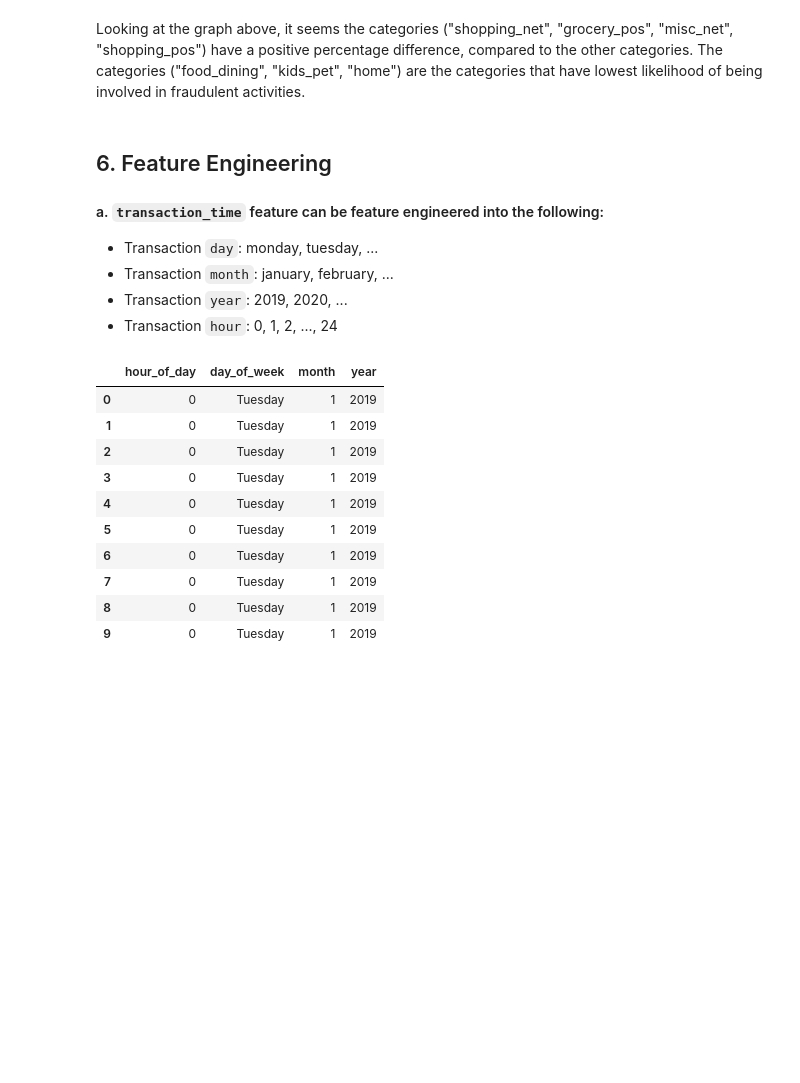
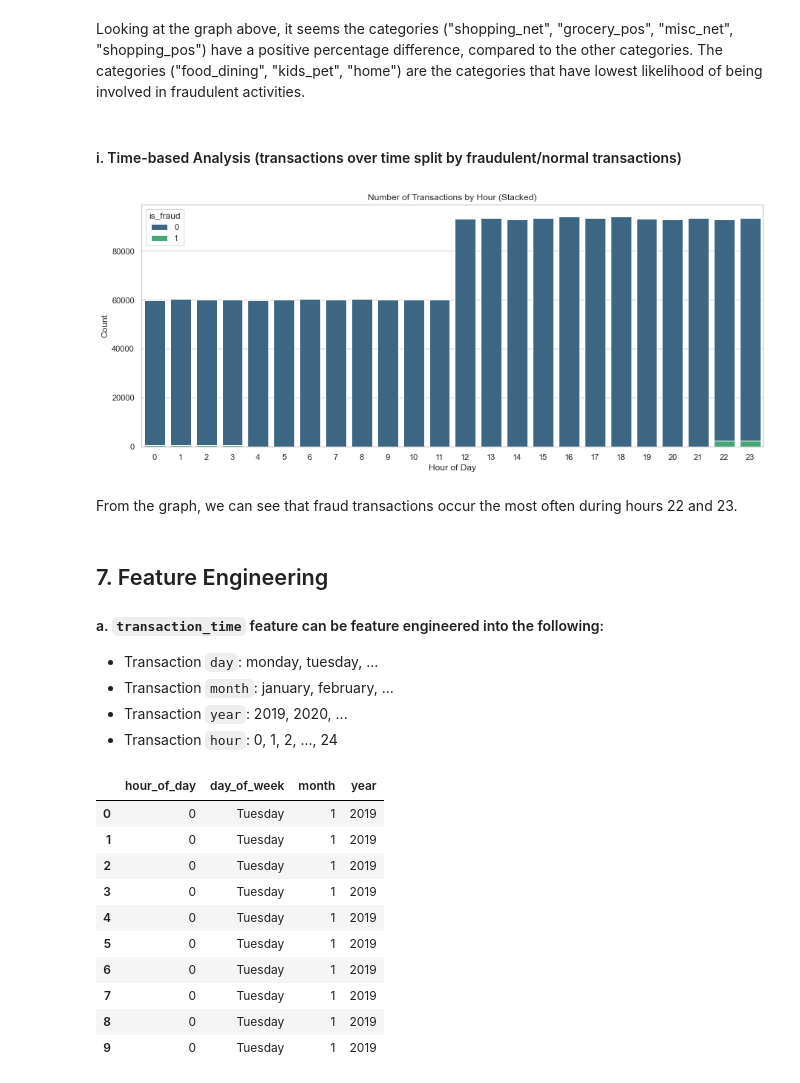
Before and after one commit to saxyrinchen/bt4012_project, a Jupyter notebook: data_preprocessing.ipynb, the cells around one changed output. Cells and saved outputs as stored; diff of their text form; code cells hidden in the pictures; blank space fills up the shorter version.

```diff
--- a/data_preprocessing.ipynb
+++ b/data_preprocessing.ipynb
@@ -533,8 +569,25 @@ plt.show()
 [figure]
 # %% [markdown]
 Looking at the graph above, it seems the categories ("shopping_net", "grocery_pos", "misc_net", "shopping_pos") have a positive percentage difference, compared to the other categories. The categories ("food_dining", "kids_pet", "home") are the categories that have lowest likelihood of being involved in fraudulent activities.
+# %% [markdown]
+#### i. Time-based Analysis (transactions over time split by fraudulent/normal transactions)
+# %%
+# Assuming your DataFrame is named 'df'
+df['transaction_hour'] = df['transaction_time'].dt.hour
+
+# Plot stacked bar chart
+plt.figure(figsize=(15, 6))
+sns.countplot(x='transaction_hour', data=df, hue='is_fraud', palette='viridis', dodge=False)
+plt.title('Number of Transactions by Hour (Stacked)')
+plt.xlabel('Hour of Day')
+plt.ylabel('Count')
+plt.show()
+# %% [output]
+[figure, added]
+# %% [markdown]
+From the graph, we can see that fraud transactions occur the most often during hours 22 and 23.
 # %% [markdown]
-## 6. Feature Engineering
+## 7. Feature Engineering
 #### a. `transaction_time` feature can be feature engineered into the following:
 - Transaction `day`: monday, tuesday, ...
 - Transaction `month`: january, february, ...
```
Also changed, not shown: parts of 15 cells of this notebook.
